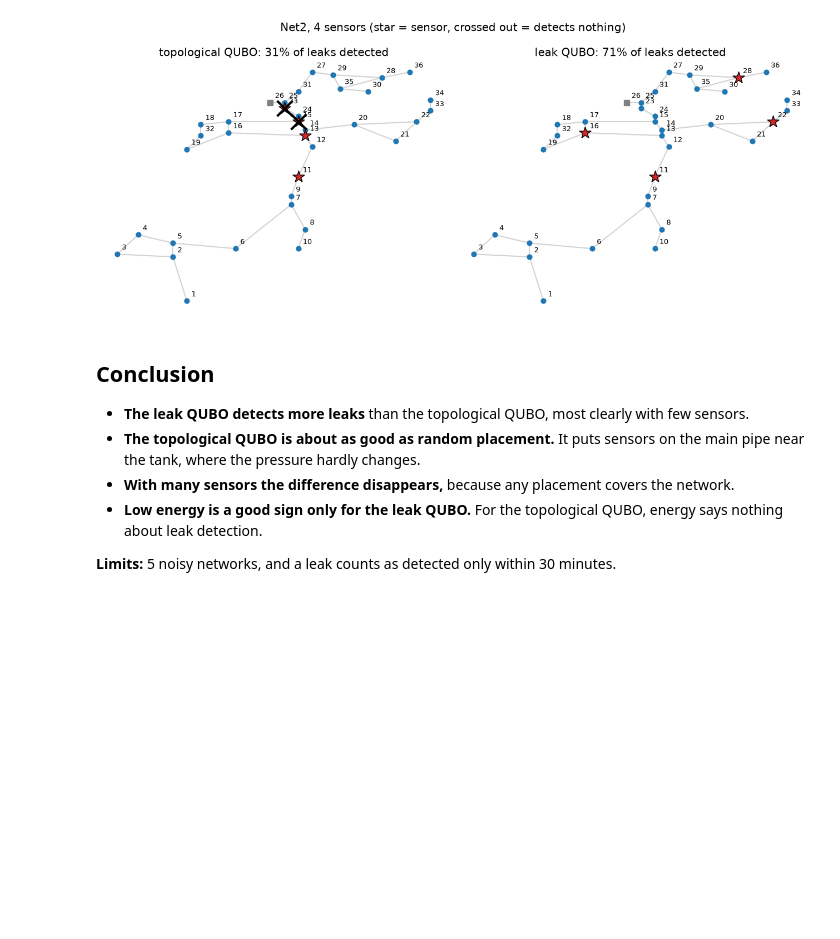
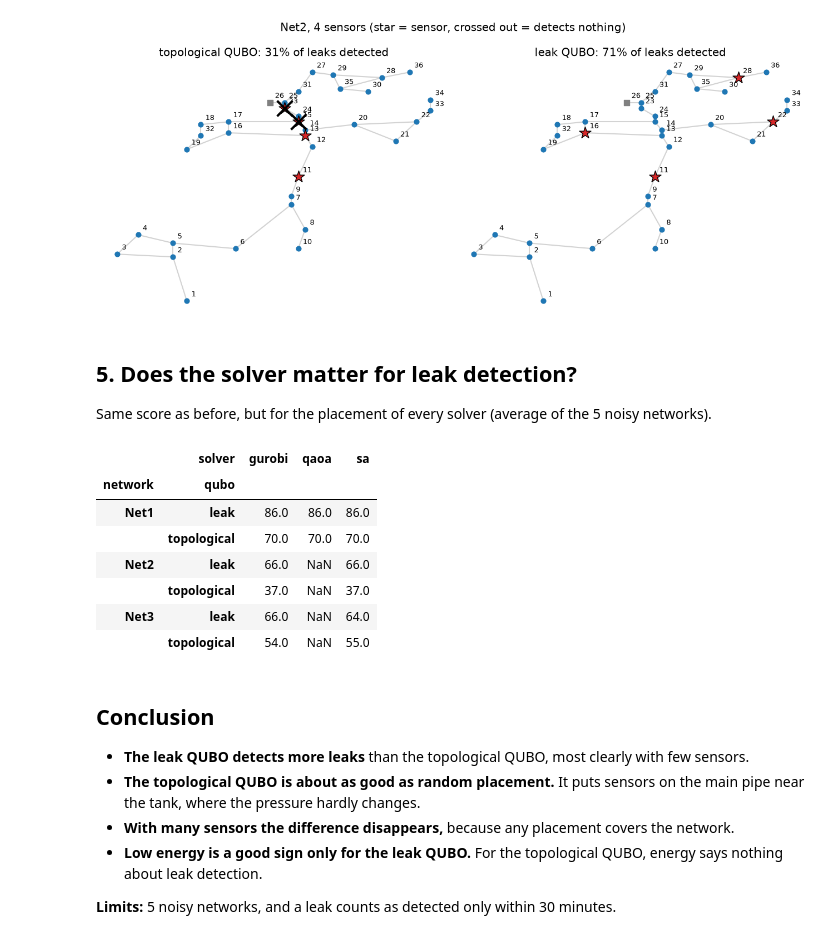
Before and after one commit to hamda-alh/wdn-sensor-qubo, a Jupyter notebook: notebooks/leak_detection.ipynb, the cells around one changed output. Cells and saved outputs as stored; diff of their text form; code cells hidden in the pictures; blank space fills up the shorter version.

Commit message:
analysis include QAOA

```diff
--- a/notebooks/leak_detection.ipynb
+++ b/notebooks/leak_detection.ipynb
@@ -222,6 +222,33 @@ plt.tight_layout()
 plt.savefig("results/figures/sensor_map_Net2.png", dpi=200)
 # %% [output]
 [figure]
+# %% [markdown]
+## 5. Does the solver matter for leak detection?
+
+Same score as before, but for the placement of every solver (average of the 5 noisy networks).
+# %%
+all_solutions = load_all_solutions()
+
+rows = []
+for network in networks:
+    nodes = list(load_leak_table(network).columns)
+    noisy_tables = [detected_matrix(load_leak_table(network, noisy=True, seed=seed)) for seed in noise_seeds]
+    for run in all_solutions[all_solutions.network == network].itertuples():
+        x = to_bits(run.sensors, nodes)
+        rows.append({"network": network, "qubo": run.formulation, "k": run.k, "solver": run.solver,
+                     "detection": np.mean([detection(S, x) for S in noisy_tables])})
+
+by_solver = pd.DataFrame(rows)
+by_solver.groupby(["network", "qubo", "solver"])["detection"].mean().unstack().round(0)
+# %% [output]
+|  | solver | gurobi | qaoa | sa |
+| network | qubo |  |  |  |
+| Net1 | leak | 86.0 | 86.0 | 86.0 |
+|  | topological | 70.0 | 70.0 | 70.0 |
+| Net2 | leak | 66.0 | NaN | 66.0 |
+|  | topological | 37.0 | NaN | 37.0 |
+| Net3 | leak | 66.0 | NaN | 64.0 |
+|  | topological | 54.0 | NaN | 55.0 |
 # %% [markdown]
 ## Conclusion
 
```
Also changed, not shown: 3 other files.
